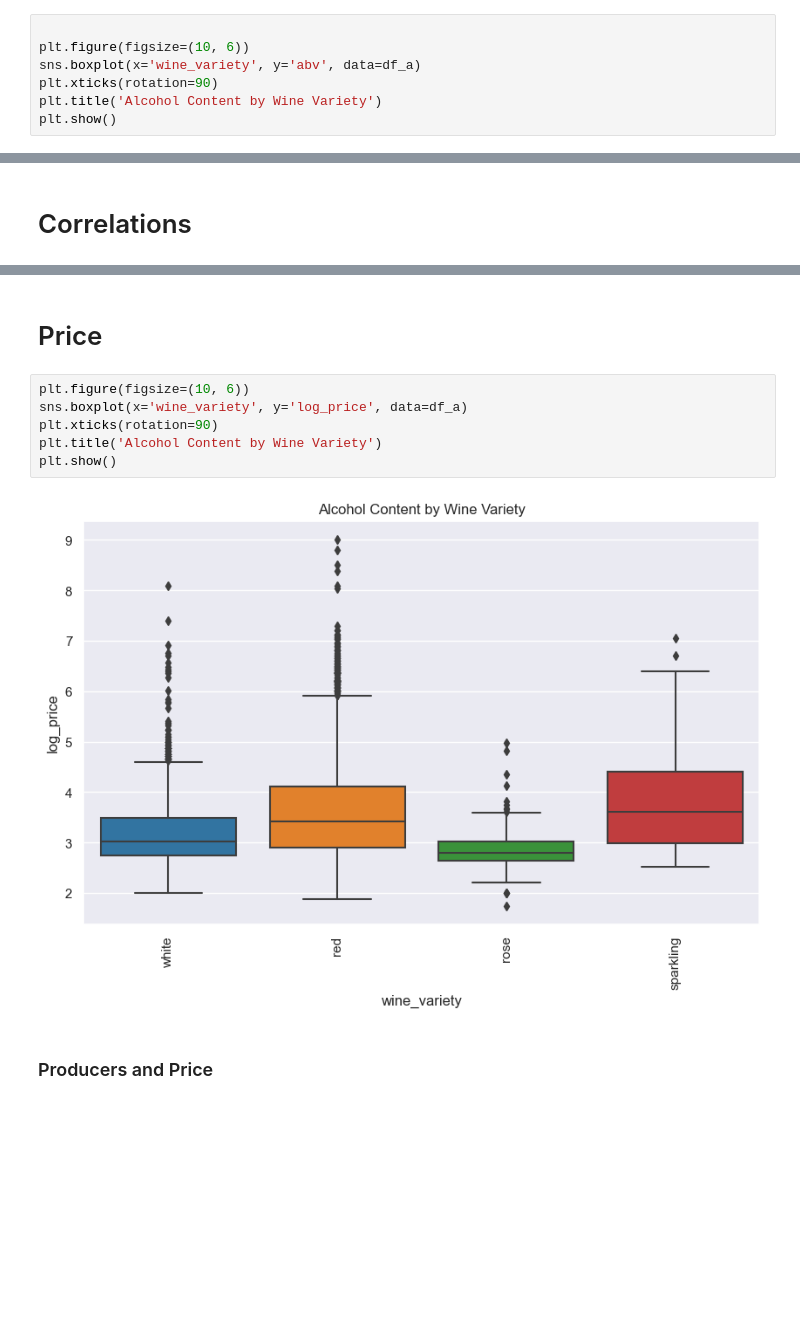
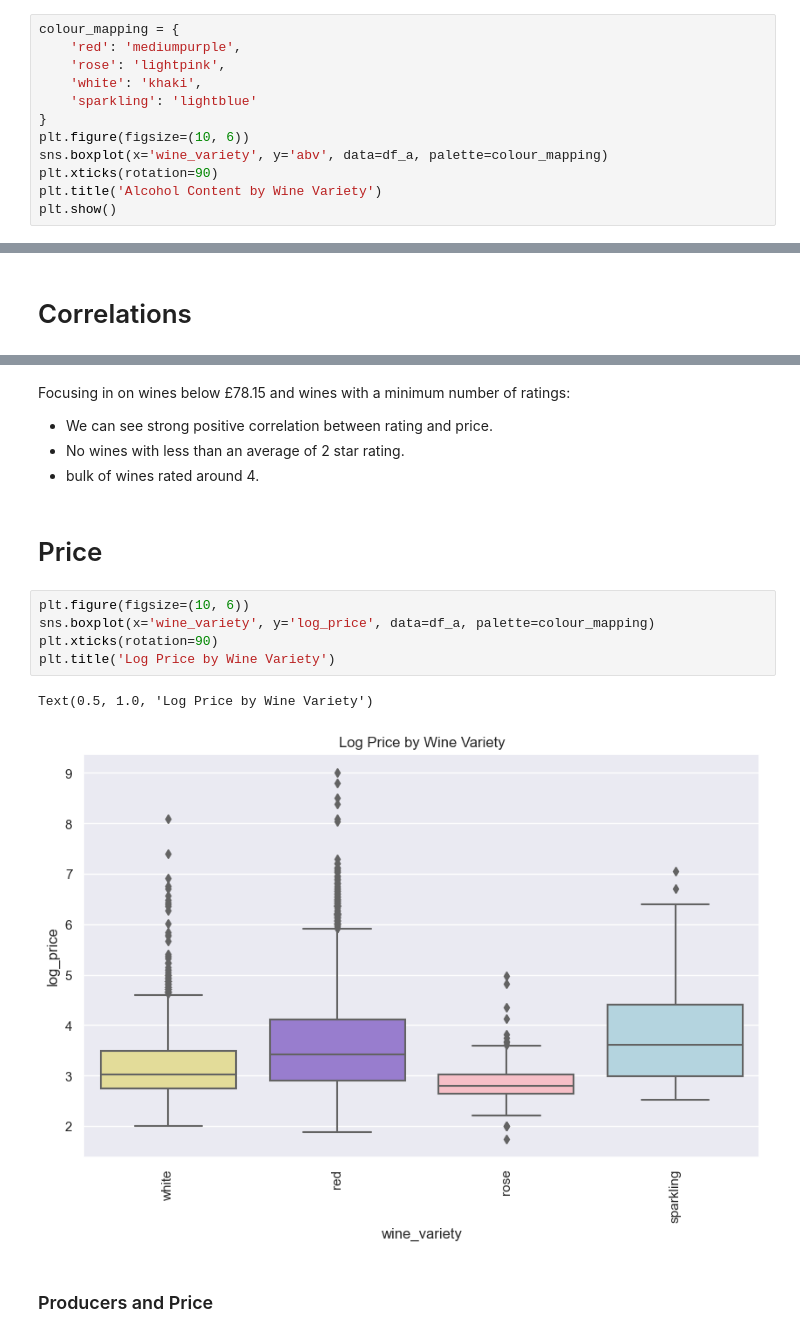
Before and after one commit to acdaniel864/capstone, a Jupyter notebook: code/03_eda.ipynb, the cells around one changed output, grey strips where cells are left out. Cells and saved outputs as stored; diff of their text form; blank space fills up the shorter version.

```diff
--- a/code/03_eda.ipynb
+++ b/code/03_eda.ipynb
@@ -147,7 +193,12 @@ plt.show()
 # %%
-
+colour_mapping = {
+    'red': 'mediumpurple',
+    'rose': 'lightpink',
+    'white': 'khaki',
+    'sparkling': 'lightblue'
+}
 plt.figure(figsize=(10, 6))
-sns.boxplot(x='wine_variety', y='abv', data=df_a)
+sns.boxplot(x='wine_variety', y='abv', data=df_a, palette=colour_mapping)
 plt.xticks(rotation=90)
 plt.title('Alcohol Content by Wine Variety')
 plt.show()
@@ -195,12 +268,17 @@ sns.heatmap(numeric.corr(), mask = mask, annot=True, cmap='magma');
+# %% [markdown]
+Focusing in on wines below £78.15 and wines with a minimum number of ratings:
+* We can see strong positive correlation between rating and price.
+* No wines with less than an average of 2 star rating.
+* bulk of wines rated around 4.
 # %% [markdown]
 # Price
 # %%
 plt.figure(figsize=(10, 6))
-sns.boxplot(x='wine_variety', y='log_price', data=df_a)
+sns.boxplot(x='wine_variety', y='log_price', data=df_a, palette=colour_mapping)
 plt.xticks(rotation=90)
-plt.title('Alcohol Content by Wine Variety')
-plt.show()
+plt.title('Log Price by Wine Variety')
 # %% [output]
+Text(0.5, 1.0, 'Log Price by Wine Variety')
-[figure, old version]
+[figure, new version]
 # %% [markdown]
 ### Producers and Price
```
Also changed, not shown: parts of 37 cells of this notebook, 7 other files.
